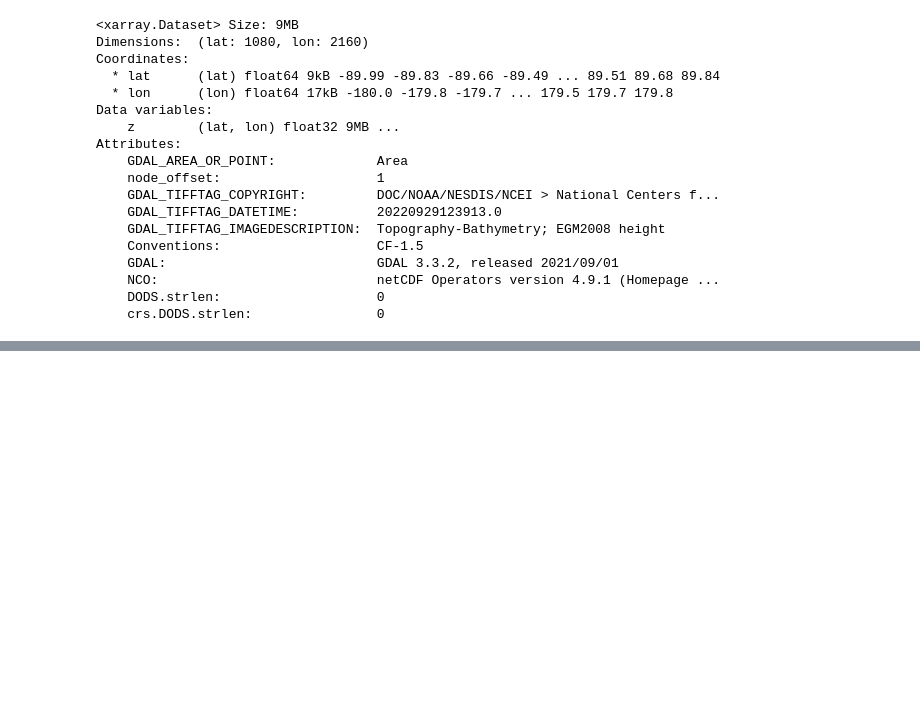
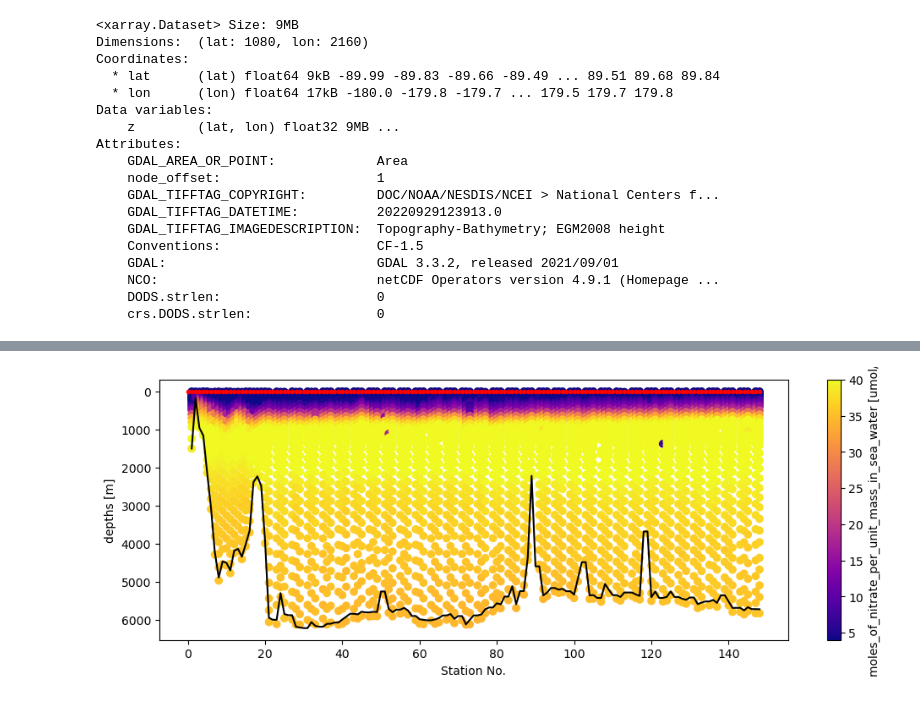
Before and after one commit to ShuwenTan-PO/2025Python_Git_tutorial, a Jupyter notebook: notebooks/week2.ipynb, the cells around one changed output, grey strips where cells are left out. Drawn from its saved outputs; the diff is of its cells as text; code cells hidden in the pictures; blank space fills up the shorter version.

```diff
--- a/notebooks/week2.ipynb
+++ b/notebooks/week2.ipynb
@@ -159,3 +216,25 @@ ax.invert_yaxis()
+# %%
+# quickly take a look at the bottle nitrate section
+fig, ax = plt.subplots(nrows=1, ncols=1, figsize=(12, 4))
+
+# x-axis is station number, y-aixs is pressure
+scatter_plot = ax.scatter(Data_bottle.N_PROF.data[:,np.newaxis]*np.ones((1, len(Data_bottle.N_LEVELS))),
+           Data_bottle.pressure.data, c = Data_bottle.nitrate.data, vmax=40, vmin=4, cmap=cm.plasma)
+# plot bottom depth
+ax.plot(Data_bottle.N_PROF, Data_bottle.btm_depth.data, c='k')
+# mark bottle stations
+ax.plot(Data_bottle.N_PROF.data, np.zeros(Data_bottle.N_PROF.data.shape), 'r.')
+ax.set_ylabel('depths [m]')
+ax.set_xlabel('Station No.')
+
+# Add the colorbar, linking it to the 'scatter_plot' object
+# You can add a label to the colorbar for clarity
+plt.colorbar(scatter_plot, label='moles_of_nitrate_per_unit_mass_in_sea_water [umol/kg]')
+
+
+ax.invert_yaxis()
+# %% [output]
+[figure, added]
 # %%
 # quickly look at a single CTD profile, station 10
 fig, ax = plt.subplots(nrows=1, ncols=2, figsize=(6, 4))
```
Also changed, not shown: parts of 22 cells of this notebook, 3 other files.
